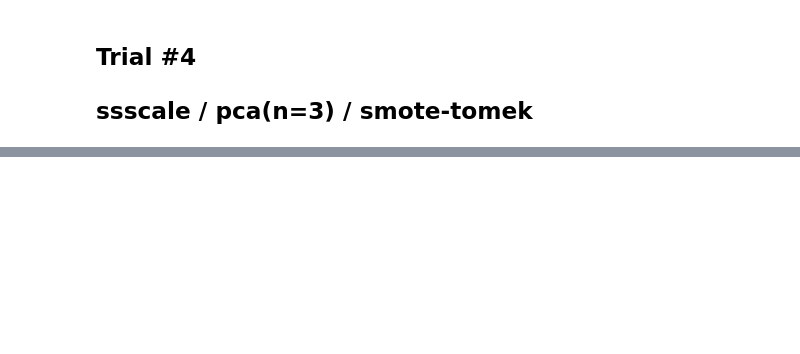
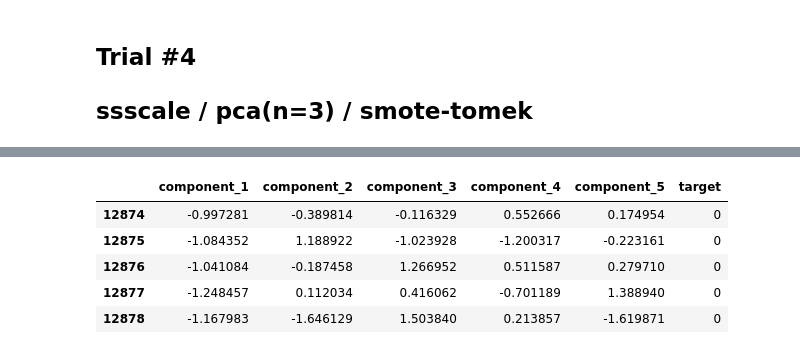
Before and after one commit to Yenabeam/dss_prjt_socar, a Jupyter notebook: 1. workspace/Yena/ml_modeling_v7.ipynb, the cells around one changed output, grey strips where cells are left out. Saved outputs shown, nothing was run; the diff lists cells and outputs as text; code cells hidden in the pictures; blank space fills up the shorter version.

```diff
--- a/1. workspace/Yena/ml_modeling_v7.ipynb
+++ b/1. workspace/Yena/ml_modeling_v7.ipynb
@@ -566,0 +1302,33 @@ results
+# %%
+df_13 = df.copy()
+df_13 = df_13.drop(columns=['sharing_type', 'has_previous_accident','b2b','accident_ratio','socarpass', 'car_part2'])
+df_13
+
+y_target = df_13['fraud_YN']
+X_features = df_13.drop('fraud_YN', axis=1)
+
+y_target = df_13['fraud_YN'].reset_index()
+y_target = y_target.drop('index', axis=1)
+# %%
+from sklearn.decomposition import PCA
+from sklearn.preprocessing import StandardScaler
+
+scaler = StandardScaler()
+df_scaled = scaler.fit_transform(X_features)
+
+pca = PCA(n_components=5)
+pca.fit(df_scaled)
+df_pca = pca.transform(df_scaled)
+
+pca_columns = ['component_1','component_2','component_3','component_4','component_5']
+
+DF_pca = pd.DataFrame(df_pca, columns=pca_columns)
+DF_pca['target'] = y_target
+DF_pca.tail()
+# %% [output]
+|  | component_1 | component_2 | component_3 | component_4 | component_5 | target |
+| 12874 | -0.997281 | -0.389814 | -0.116329 | 0.552666 | 0.174954 | 0 |
+| 12875 | -1.084352 | 1.188922 | -1.023928 | -1.200317 | -0.223161 | 0 |
+| 12876 | -1.041084 | -0.187458 | 1.266952 | 0.511587 | 0.279710 | 0 |
+| 12877 | -1.248457 | 0.112034 | 0.416062 | -0.701189 | 1.388940 | 0 |
+| 12878 | -1.167983 | -1.646129 | 1.503840 | 0.213857 | -1.619871 | 0 |
```
Also changed, not shown: parts of 111 cells of this notebook.
